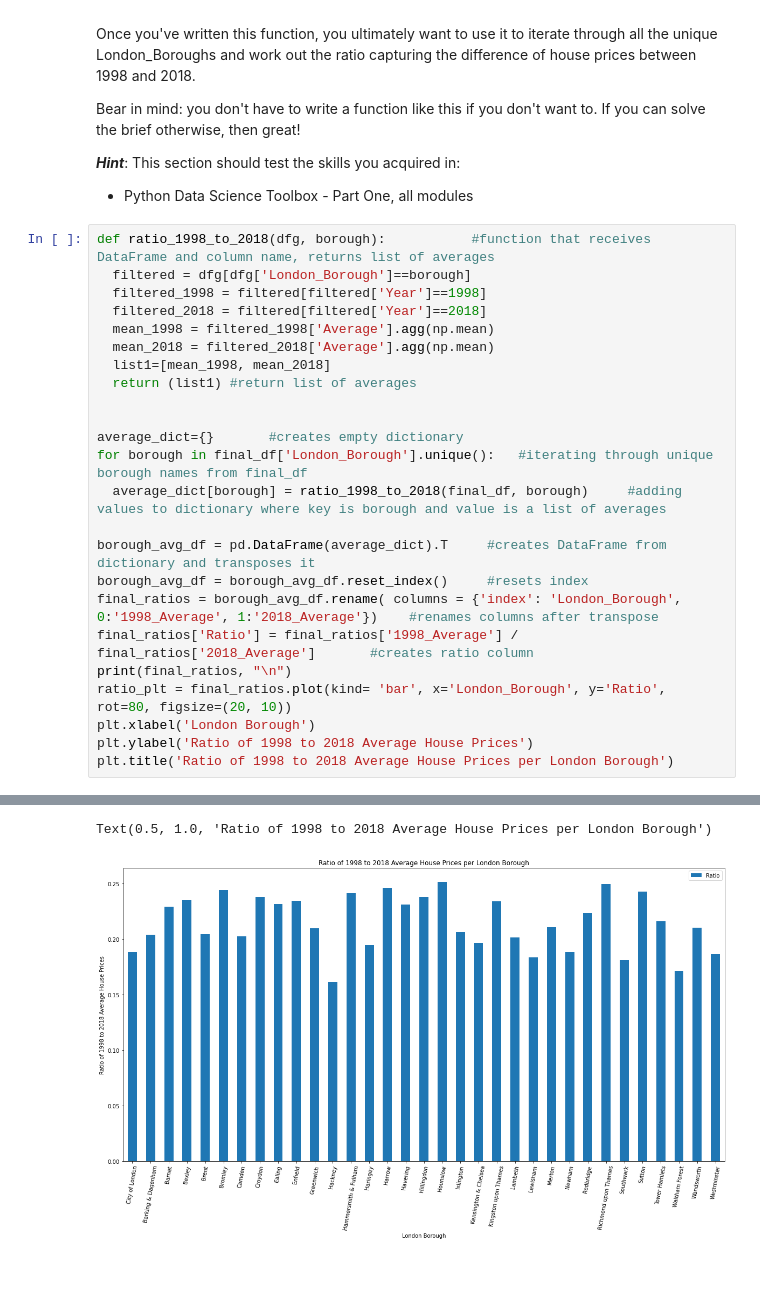
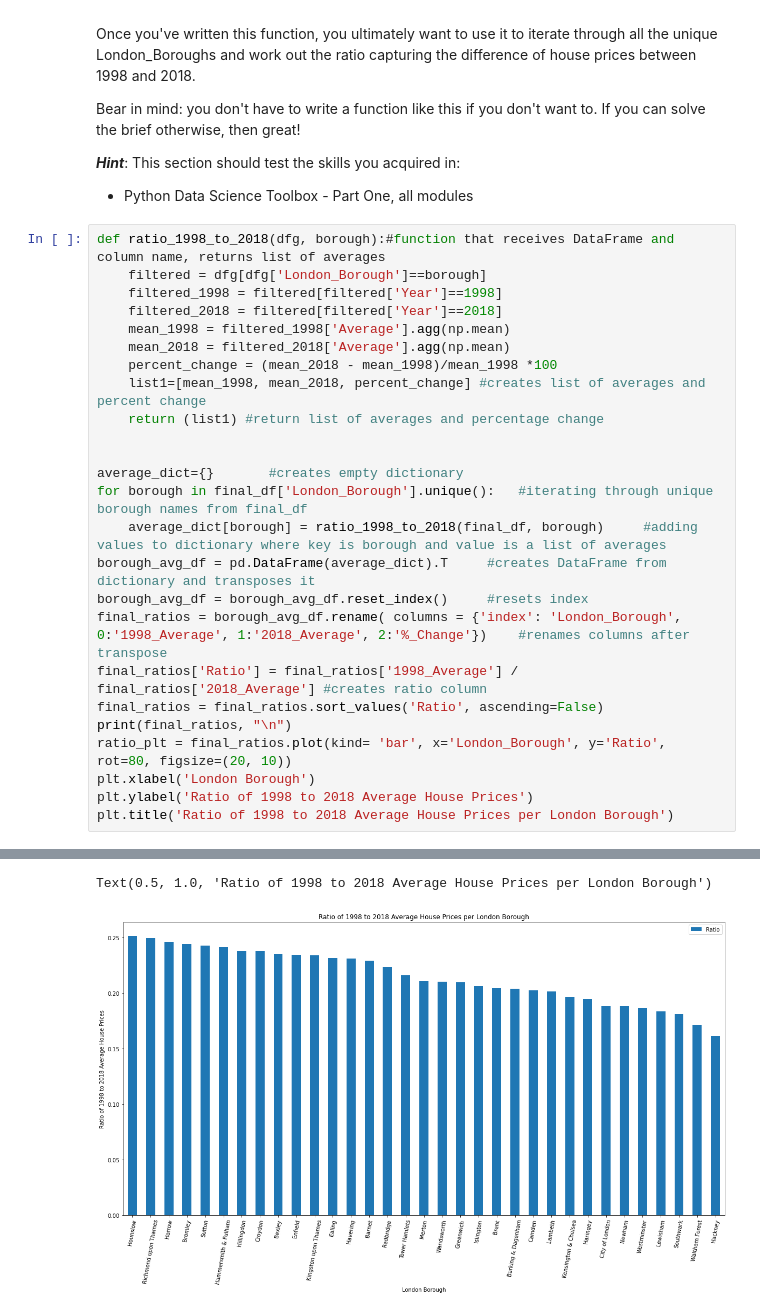
Before and after one commit to taitran2002/Springboard, a Jupyter notebook: Tony Tran Unit 4 Challenge - Tier 3.ipynb, the cells around one changed output, grey strips where cells are left out. Drawn from its saved outputs; the diff is of its cells as text; blank space fills up the shorter version.

```diff
--- a/Tony Tran Unit 4 Challenge - Tier 3.ipynb
+++ b/Tony Tran Unit 4 Challenge - Tier 3.ipynb
@@ -357,24 +357,25 @@ Bear in mind: you don't have to write a function like this if you don't want to.
 ***Hint***: This section should test the skills you acquired in:
 - Python Data Science Toolbox - Part One, all modules
 # %%
-def ratio_1998_to_2018(dfg, borough):           #function that receives DataFrame and column name, returns list of averages
-  filtered = dfg[dfg['London_Borough']==borough]
-  filtered_1998 = filtered[filtered['Year']==1998]
-  filtered_2018 = filtered[filtered['Year']==2018]
-  mean_1998 = filtered_1998['Average'].agg(np.mean)
-  mean_2018 = filtered_2018['Average'].agg(np.mean)
-  list1=[mean_1998, mean_2018]
-  return (list1) #return list of averages
+def ratio_1998_to_2018(dfg, borough):#function that receives DataFrame and column name, returns list of averages
+    filtered = dfg[dfg['London_Borough']==borough]
+    filtered_1998 = filtered[filtered['Year']==1998]
+    filtered_2018 = filtered[filtered['Year']==2018]
+    mean_1998 = filtered_1998['Average'].agg(np.mean)
+    mean_2018 = filtered_2018['Average'].agg(np.mean)
+    percent_change = (mean_2018 - mean_1998)/mean_1998 *100
+    list1=[mean_1998, mean_2018, percent_change] #creates list of averages and percent change
+    return (list1) #return list of averages and percentage change
 
 
 average_dict={}       #creates empty dictionary
 for borough in final_df['London_Borough'].unique():   #iterating through unique borough names from final_df
-  average_dict[borough] = ratio_1998_to_2018(final_df, borough)     #adding values to dictionary where key is borough and value is a list of averages
-
+    average_dict[borough] = ratio_1998_to_2018(final_df, borough)     #adding values to dictionary where key is borough and value is a list of averages
 borough_avg_df = pd.DataFrame(average_dict).T     #creates DataFrame from dictionary and transposes it
 borough_avg_df = borough_avg_df.reset_index()     #resets index
-final_ratios = borough_avg_df.rename( columns = {'index': 'London_Borough', 0:'1998_Average', 1:'2018_Average'})    #renames columns after transpose
-final_ratios['Ratio'] = final_ratios['1998_Average'] / final_ratios['2018_Average']       #creates ratio column
+final_ratios = borough_avg_df.rename( columns = {'index': 'London_Borough', 0:'1998_Average', 1:'2018_Average', 2:'%_Change'})    #renames columns after transpose
+final_ratios['Ratio'] = final_ratios['1998_Average'] / final_ratios['2018_Average'] #creates ratio column
+final_ratios = final_ratios.sort_values('Ratio', ascending=False)
 print(final_ratios, "\n")
 ratio_plt = final_ratios.plot(kind= 'bar', x='London_Borough', y='Ratio', rot=80, figsize=(20, 10))
 plt.xlabel('London Borough')
@@ -401,5 +402,5 @@ plt.title('Ratio of 1998 to 2018 Average House Prices per London Borough')
 Text(0.5, 1.0, 'Ratio of 1998 to 2018 Average House Prices per London Borough')
-[figure, old version]
+[figure, new version]
 # %% [markdown]
 ### 4. Conclusion
 What can you conclude? Type out your conclusion below.
```
Also changed, not shown: parts of 2 cells of this notebook.
